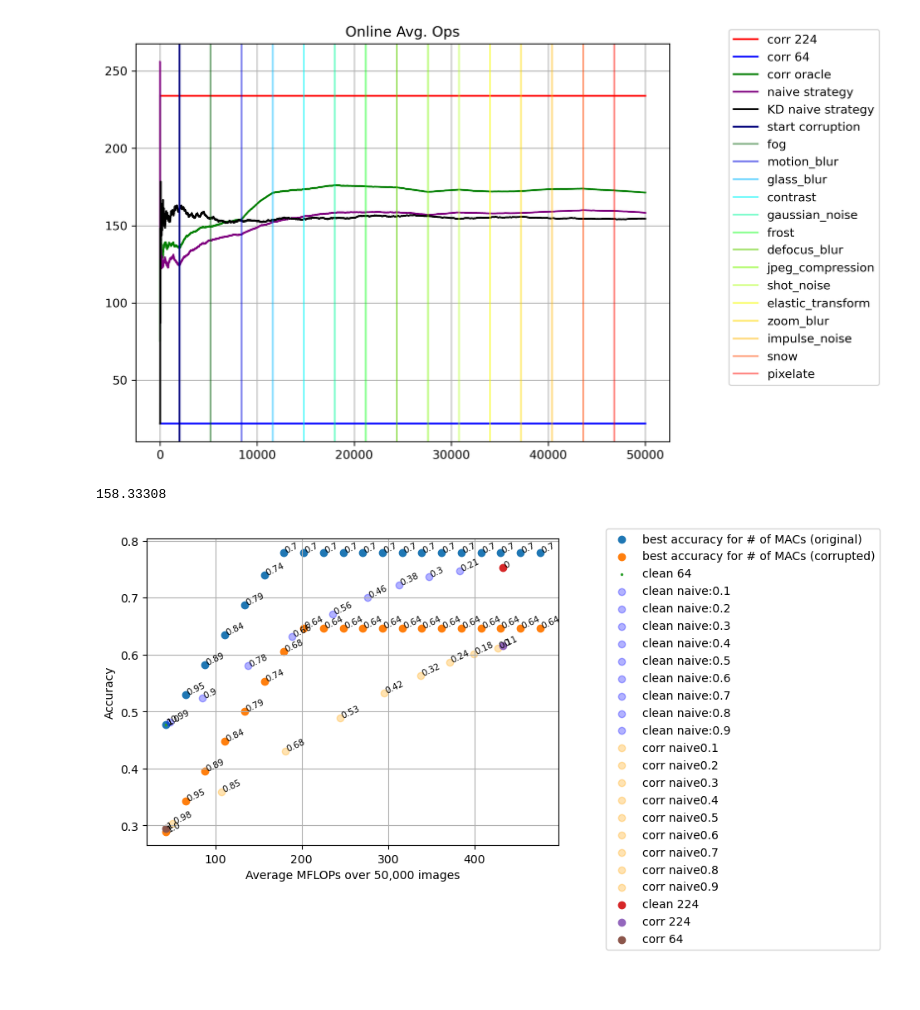
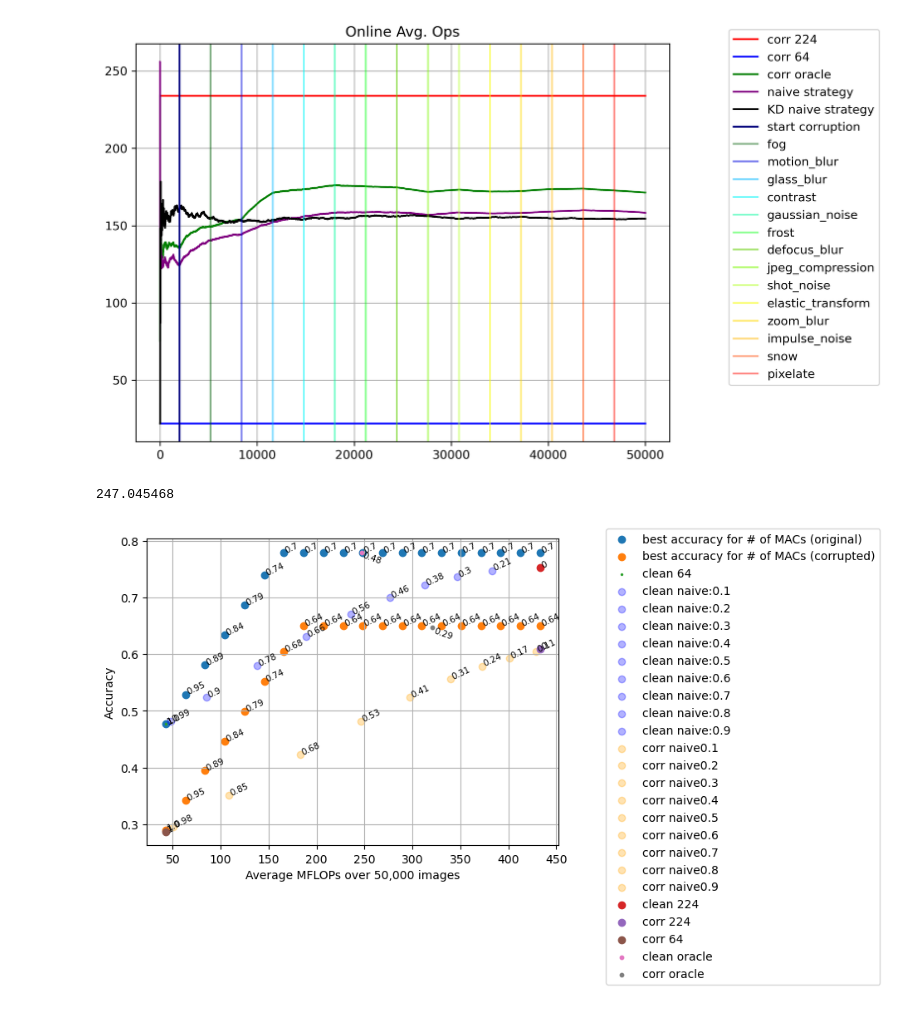
Before and after one commit to Geffen-Cooper/continual_learning_playground, a Jupyter notebook: src/test_time_kd/test_corruptions.ipynb, the cells around one changed output. Cells and saved outputs as stored; diff of their text form; code cells hidden in the pictures.

```diff
--- a/src/test_time_kd/test_corruptions.ipynb
+++ b/src/test_time_kd/test_corruptions.ipynb
@@ -214,19 +163,28 @@ acc_corr = []
 acc_corr64 = []
 
 for i,corr_set in enumerate(corr_val_loaders):
-    acc_corr.append(validate(model,corr_val_loaders[i],'cuda')[0])
-    acc_corr64.append(validate(model64,corr_val_loaders64[i],'cuda')[0])
+    acc_corr.append(validate(model,corr_val_loaders[i],'cuda'))
+    acc_corr64.append(validate(model64,corr_val_loaders64[i],'cuda'))
 # %% [markdown]
 ## save results to csv
 # %%
 import pandas as pd
 df = pd.DataFrame(columns=corruptions)
-df.loc[0] = acc_corr
-df.loc[1] = acc_corr64
+df.loc[0] = [ac[0] for ac in acc_corr]
+df.loc[1] = [ac[0] for ac in acc_corr64]
 df.insert(0, "Model", ['224x224', '64x64'])
 df.insert(1,'Clean Acc.',[acc_clean,acc64_clean])
-df.insert(2,'Avg Corr. Acc.',[sum(acc_corr)/len(acc_corr),sum(acc_corr64)/len(acc_corr64)])
-df.to_csv("accuracy results_128_1.csv")
+avg_top1 = 0
+avg_top5 = 0
+avg_top1_64 = 0
+avg_top5_64 = 0
+for i,a in enumerate(acc_corr):
+    avg_top1 += acc_corr[i][0]
+    avg_top5 += acc_corr[i][2]
+    avg_top1_64 += acc_corr64[i][0]
+    avg_top5_64 += acc_corr64[i][2]
+df.insert(2,'Avg Corr. Acc.',[(avg_top1/len(acc_corr),avg_top5/len(acc_corr)),(avg_top1_64/len(acc_corr64),avg_top5_64/len(acc_corr64))])
+df.to_csv("accuracy results_latest1.csv")
 # %% [markdown]
 # Get confidence Scores
 # %% [markdown]
@@ -1176,7 +1149,7 @@ plt.legend()
 [figure]
 # %%
 min_ops = 4.27e7*50000
-max_ops = (4.27e7+4.33e8)*50000
+max_ops = (4.33e8)*50000
 ops = np.linspace(min_ops,max_ops,20)
 accs = []
 effs = []
@@ -1189,7 +1162,7 @@ for o in ops:
     ones_vec = np.ones(50000)
 
     constraints = []
-    constraints = [x_cs + x_cb == ones_vec, 4.27e7*x_cs.T@ones_vec + (4.27e7+4.33e8)*x_cb.T@ones_vec <= int(o)]
+    constraints = [x_cs + x_cb == ones_vec, 4.27e7*x_cs.T@ones_vec + (4.33e8)*x_cb.T@ones_vec <= int(o)]
     acc = x_sr.T@x_cs + x_br.T@x_cb
 
     problem = cp.Problem(cp.Maximize(acc), constraints)
@@ -1224,7 +1197,7 @@ for o in ops:
     ones_vec = np.ones(50000)
 
     constraints = []
-    constraints = [x_cs + x_cb == ones_vec, 4.27e7*x_cs.T@ones_vec + (4.27e7+4.33e8)*x_cb.T@ones_vec <= int(o)]
+    constraints = [x_cs + x_cb == ones_vec, 4.27e7*x_cs.T@ones_vec + (4.33e8)*x_cb.T@ones_vec <= int(o)]
     acc = x_sr.T@x_cs + x_br.T@x_cb
 
     problem = cp.Problem(cp.Maximize(acc), constraints)
@@ -1310,9 +1283,9 @@ corr_sub_results64 = torch.zeros(50000)
 
 for sample_idx in tqdm(rand_order):
     # corruptions start after the first 2000 images
-    if num_imgs-1 > 1999:
+    if num_imgs-1 > 4:
         # each corruption lasts 3200 images
-        if corr_img_count == 3200:
+        if corr_img_count == 3333:
             corr_idx += 1
             corr_img_count = 0
             transition_points.append(num_imgs)
@@ -2202,10 +2183,10 @@ ax1.legend(bbox_to_anchor=(1.1, 1.05))
 plt.grid()
 # %% [output]
 [figure]
-# %%
-corr_naive_ops[-1]
-# %% [output]
-158.33308
+# %%
+clean_oracle_ops[-1]*1e-6
+# %% [output]
+247.045468
 # %%
 accs2 = [acc/50000 for acc in accs]
 corr_accs2 = [acc/50000 for acc in corr_accs]
@@ -2223,31 +2204,35 @@ for i,p in enumerate(corr_policies):
 ax1.scatter(clean_online_ops[-1]*50000,clean_online_acc[-1],label = "clean 224")
 ax1.annotate(round(clean_online_efficiency[-1],2),(clean_online_ops[-1]*50000,clean_online_acc[-1]),rotation=25, size=7.5)
 ax1.scatter(corr_online_ops[-1]*50000,corr_online_acc[-1],label = "corr 224")
 ax1.annotate(round(corr_online_efficiency[-1],2),(corr_online_ops[-1]*50000,corr_online_acc[-1]),rotation=25, size=7.5)
 ax1.scatter(corr_online_ops64[-1]*50000,corr_online_acc64[-1],label = "corr 64")
 ax1.annotate(round(corr_online_efficiency64[-1],2),(corr_online_ops64[-1]*50000,corr_online_acc64[-1]),rotation=25, size=7.5)
+ax1.scatter(clean_oracle_ops[-1]*50000,clean_oracle_acc[-1],label="clean oracle",s=10)
+ax1.annotate(round(clean_oracle_efficiency[-1],2),(clean_oracle_ops[-1]*50000,clean_oracle_acc[-1]-.02),rotation=-20, size=7.5)
+ax1.scatter(corr_oracle_ops[-1]*50000,corr_oracle_acc[-1],label="corr oracle",s=10)
+ax1.annotate(round(corr_oracle_efficiency[-1],2),(corr_oracle_ops[-1]*50000,corr_oracle_acc[-1]-.02),rotation=-20, size=7.5)
 # ax1.scatter(corr_online_ops_KD[-1]*50000,corr_online_acc_KD[-1],label = "corr KD (train 1% random)")
 # ax1.annotate(round(corr_online_efficiency_KD[-1],2),(corr_online_ops_KD[-1]*50000,corr_online_acc_KD[-1]),rotation=25, size=7.5)
 # ax1.scatter(corr_online_ops_KD_o[-1]*50000,corr_online_acc_KD_o[-1],label = "corr KD (train after shift)")
 # ax1.annotate(round(corr_online_efficiency_KD_o[-1],2),(corr_online_ops_KD_o[-1]*50000,corr_online_acc_KD_o[-1]),rotation=25, size=7.5)
 # ax1.scatter(clean_naive_ops)
 # ax1.scatter(clean_naive_ops)
 # plt.scatter(clean_naive_efficiency[-1],clean_naive_online_acc[-1],label="naive",s=6)
 # plt.scatter(clean_oracle_efficiency[-1],clean_oracle_acc[-1],label="oracle",s=6)
 # plt.scatter(clean_online_efficiency[-1],clean_online_acc[-1],label="224",s=6)
 # plt.scatter(clean_online_efficiency64[-1],clean_online_acc64[-1],label="64",s=6,c='y')
 ax1.grid()
 ax1.set_xlabel("Average MFLOPs over 50,000 images")
 ax1.set_ylabel("Accuracy")
 ax1.legend(bbox_to_anchor=(1.1, 1.05))
 # ax1.set_ylim([0,1])
 effs2 = [round(eff,2) for eff in effs]
 corr_effs2 = [round(corr_eff,2) for corr_eff in corr_effs]
 for i, txt in enumerate(effs2):
     ax1.annotate(txt, ((ops)[i], accs2[i]),rotation=25, size=7.5)
     ax1.annotate(corr_effs2[i], ((ops)[i], corr_accs2[i]),rotation=25, size=7.5)
 import matplotlib.ticker as ticker
 ticks = ticker.FuncFormatter(lambda x, pos: '{0:g}'.format(x*1e-6/50000))
 ax1.xaxis.set_major_formatter(ticks)
 # %% [output]
-[figure, old version]
+[figure, new version]
```
Also changed, not shown: parts of 4 cells of this notebook, 1 other file.
